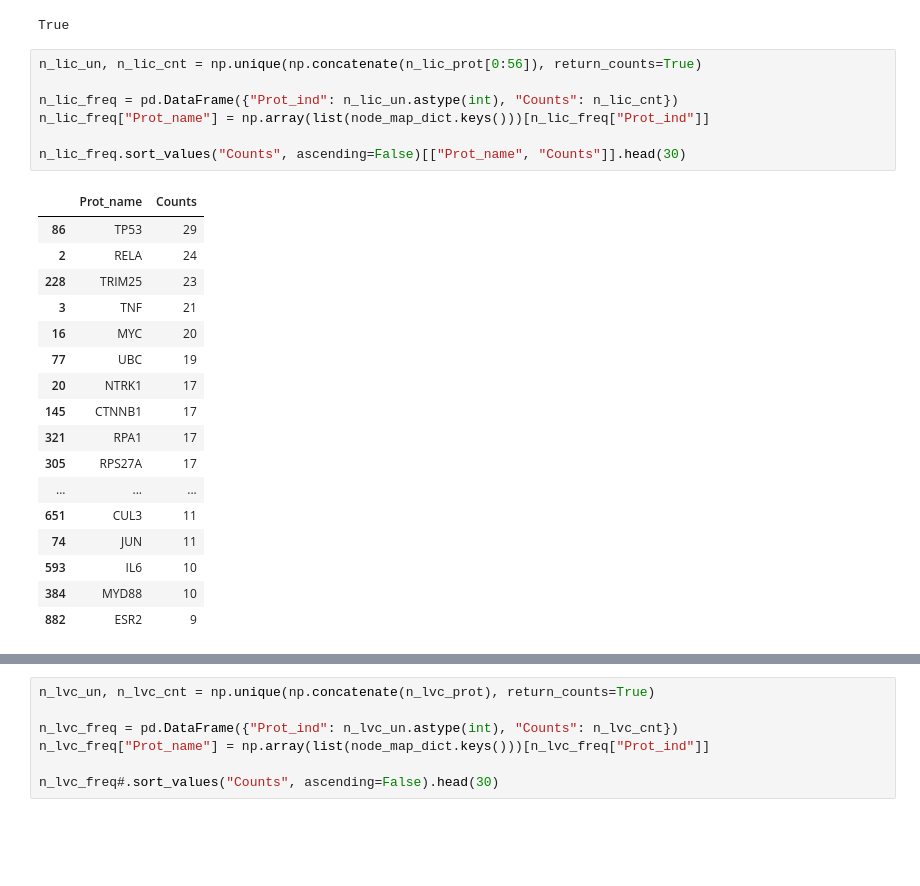
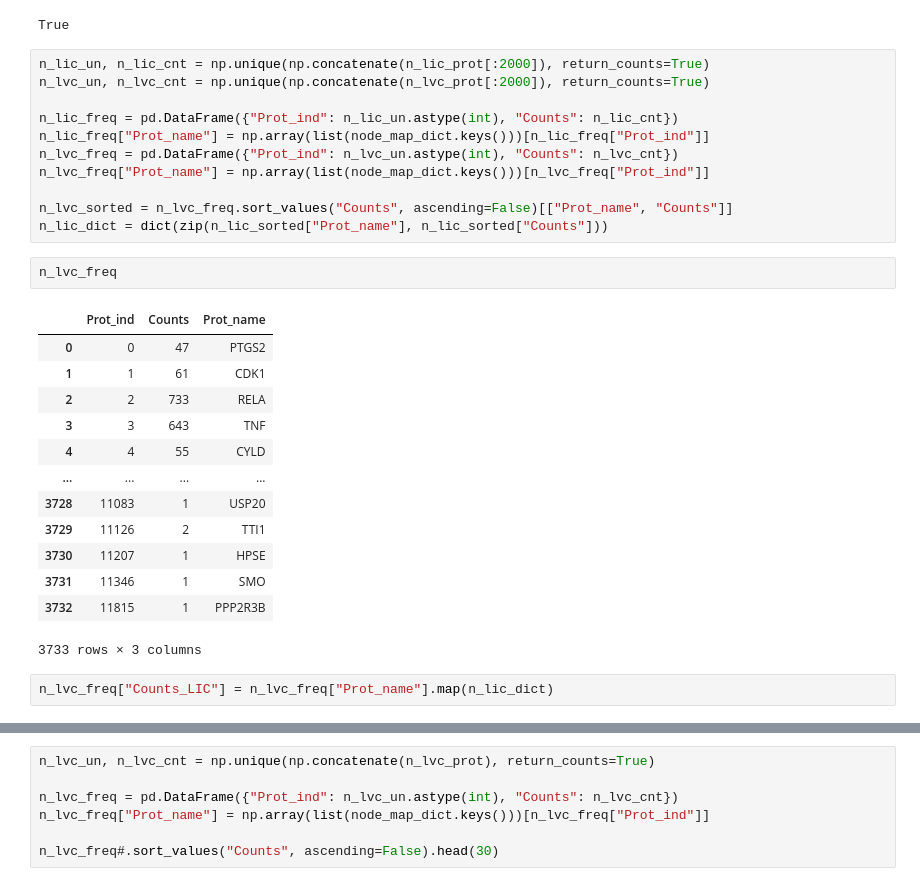
Before and after one commit to francescozambelli/OncoVirus_SarsCov2, a Jupyter notebook: Multilayer_Statistics.ipynb, the cells around one changed output, grey strips where cells are left out. Cells and saved outputs as stored; diff of their text form; blank space fills up the shorter version.

```diff
--- a/Multilayer_Statistics.ipynb
+++ b/Multilayer_Statistics.ipynb
@@ -294,27 +291,31 @@ np.all([np.all(n1o_lvc_prot[i] == n1o_lic_prot[i]) for i in range(2000)])
 # %% [output]
 True
 # %%
-n_lic_un, n_lic_cnt = np.unique(np.concatenate(n_lic_prot[0:56]), return_counts=True)
+n_lic_un, n_lic_cnt = np.unique(np.concatenate(n_lic_prot[:2000]), return_counts=True)
+n_lvc_un, n_lvc_cnt = np.unique(np.concatenate(n_lvc_prot[:2000]), return_counts=True)
 
 n_lic_freq = pd.DataFrame({"Prot_ind": n_lic_un.astype(int), "Counts": n_lic_cnt})
 n_lic_freq["Prot_name"] = np.array(list(node_map_dict.keys()))[n_lic_freq["Prot_ind"]]
+n_lvc_freq = pd.DataFrame({"Prot_ind": n_lvc_un.astype(int), "Counts": n_lvc_cnt})
+n_lvc_freq["Prot_name"] = np.array(list(node_map_dict.keys()))[n_lvc_freq["Prot_ind"]]
 
-n_lic_freq.sort_values("Counts", ascending=False)[["Prot_name", "Counts"]].head(30)
+n_lvc_sorted = n_lvc_freq.sort_values("Counts", ascending=False)[["Prot_name", "Counts"]]
+n_lic_dict = dict(zip(n_lic_sorted["Prot_name"], n_lic_sorted["Counts"]))
-# %% [output]
-|  | Prot_name | Counts |
-| 86 | TP53 | 29 |
-| 2 | RELA | 24 |
-| 228 | TRIM25 | 23 |
-| 3 | TNF | 21 |
-| 16 | MYC | 20 |
-| 77 | UBC | 19 |
-| 20 | NTRK1 | 17 |
-| 145 | CTNNB1 | 17 |
-| 321 | RPA1 | 17 |
-| 305 | RPS27A | 17 |
-| ... | ... | ... |
-| 651 | CUL3 | 11 |
-| 74 | JUN | 11 |
-| 593 | IL6 | 10 |
-| 384 | MYD88 | 10 |
-| 882 | ESR2 | 9 |
+# %%
+n_lvc_freq
+# %% [output]
+|  | Prot_ind | Counts | Prot_name |
+| 0 | 0 | 47 | PTGS2 |
+| 1 | 1 | 61 | CDK1 |
+| 2 | 2 | 733 | RELA |
+| 3 | 3 | 643 | TNF |
+| 4 | 4 | 55 | CYLD |
+| ... | ... | ... | ... |
+| 3728 | 11083 | 1 | USP20 |
+| 3729 | 11126 | 2 | TTI1 |
+| 3730 | 11207 | 1 | HPSE |
+| 3731 | 11346 | 1 | SMO |
+| 3732 | 11815 | 1 | PPP2R3B |
+3733 rows × 3 columns
+# %%
+n_lvc_freq["Counts_LIC"] = n_lvc_freq["Prot_name"].map(n_lic_dict)
```
Also changed, not shown: parts of 14 cells of this notebook, 1 other file.
